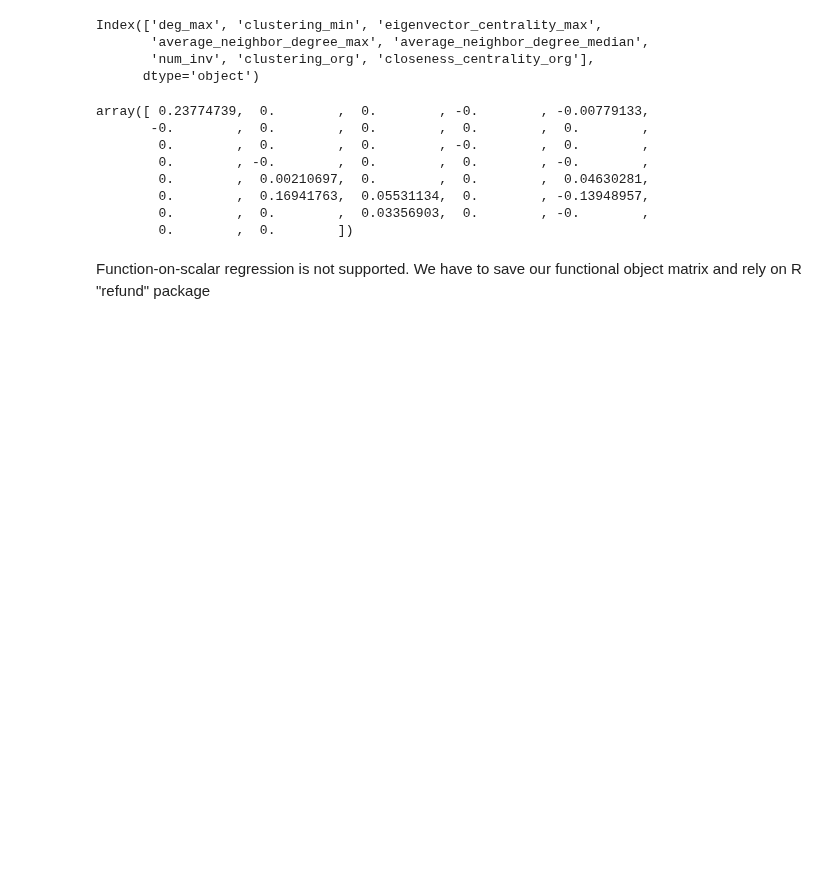
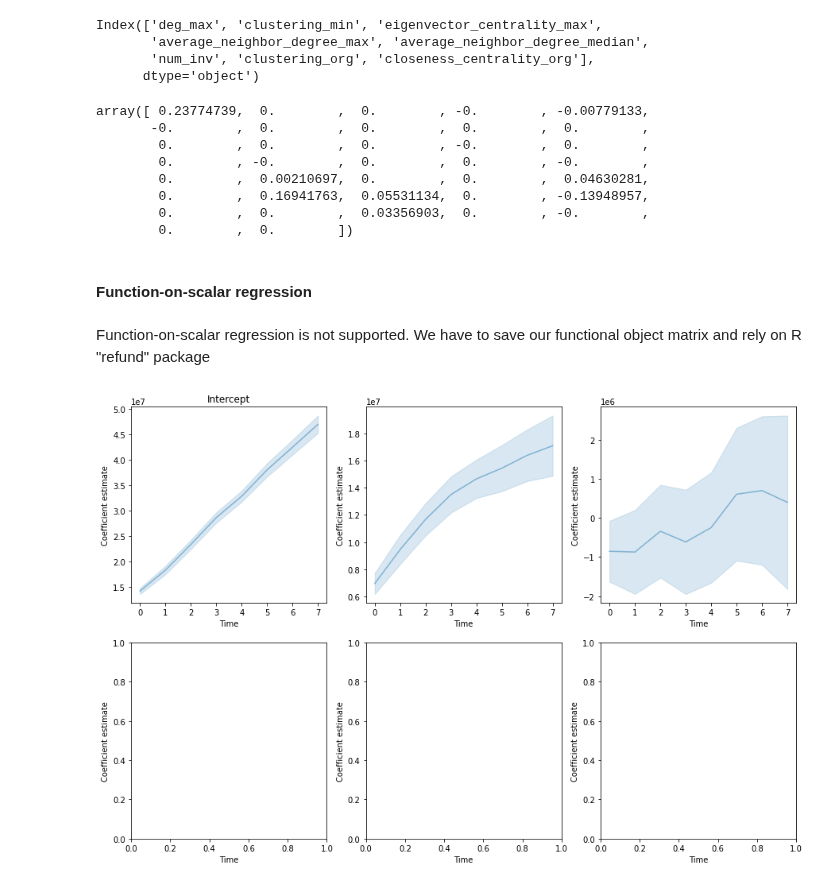
Before and after one commit to testalorenzo/crunch_net, a Jupyter notebook: ANS/notebook/notebooks/ANS_extension.ipynb, the cells around one changed output. Saved outputs shown, nothing was run; the diff lists cells and outputs as text; code cells hidden in the pictures; blank space fills up the shorter version.

```diff
--- a/ANS/notebook/notebooks/ANS_extension.ipynb
+++ b/ANS/notebook/notebooks/ANS_extension.ipynb
@@ -596,5 +598,7 @@ array([ 0.23774739,  0.        ,  0.        , -0.        , -0.00779133,
         0.        ,  0.16941763,  0.05531134,  0.        , -0.13948957,
         0.        ,  0.        ,  0.03356903,  0.        , -0.        ,
         0.        ,  0.        ])
+# %% [markdown]
+#### Function-on-scalar regression
 # %% [markdown]
 Function-on-scalar regression is not supported. We have to save our functional object matrix and rely on R "refund" package
@@ -600,0 +610,20 @@ Function-on-scalar regression is not supported. We have to save our functional o
+# %%
+fun_coef=pd.read_csv('funcoef_estimate.csv')
+fun_se=pd.read_csv('funse_estimate.csv')
+# %%
+fig, axs = plt.subplots(2, 3, figsize=(15, 10))
+axs[0, 0].plot(range(0,fun_coef.shape[0]), fun_coef.iloc[:,0], '-', c=default_color)
+axs[0, 0].fill_between(range(0,fun_coef.shape[0]), fun_coef.iloc[:,0] - fun_se.iloc[:,0], fun_coef.iloc[:,0] + fun_se.iloc[:,0], color=default_color, alpha=0.3)
+axs[0, 0].set_title('Intercept')
+axs[0, 1].plot(range(0,fun_coef.shape[0]), fun_coef.iloc[:,1], '-', c=default_color)
+axs[0, 1].fill_between(range(0,fun_coef.shape[0]), fun_coef.iloc[:,1] - fun_se.iloc[:,1], fun_coef.iloc[:,1] + fun_se.iloc[:,1], color=default_color, alpha=0.3)
+axs[0, 2].plot(range(0,fun_coef.shape[0]), fun_coef.iloc[:,2], '-', c=default_color)
+axs[0, 2].fill_between(range(0,fun_coef.shape[0]), fun_coef.iloc[:,2] - fun_se.iloc[:,2], fun_coef.iloc[:,2] + fun_se.iloc[:,2], color=default_color, alpha=0.3)
+
+for ax in axs.flat:
+    ax.set(xlabel='Time', ylabel='Coefficient estimate')
+
+os.chdir('/Users/ltesta/Documents/GitHub/crunch_net/ANS/plots')
+plt.savefig('functional_coefficients.pdf', bbox_inches="tight")
+# %% [output]
+[figure, added]
```
Also changed, not shown: parts of 3 cells of this notebook, 1 other file.
